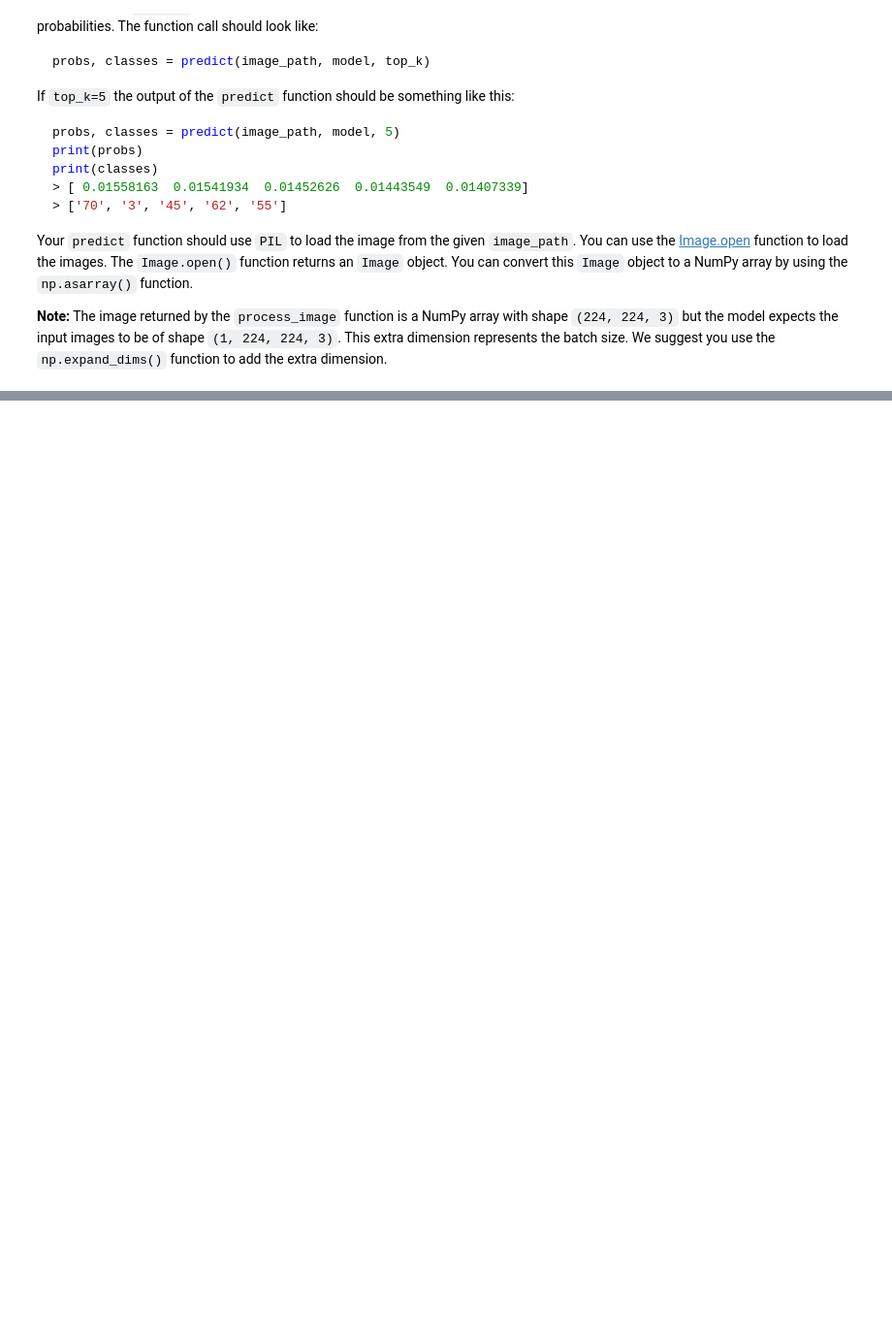
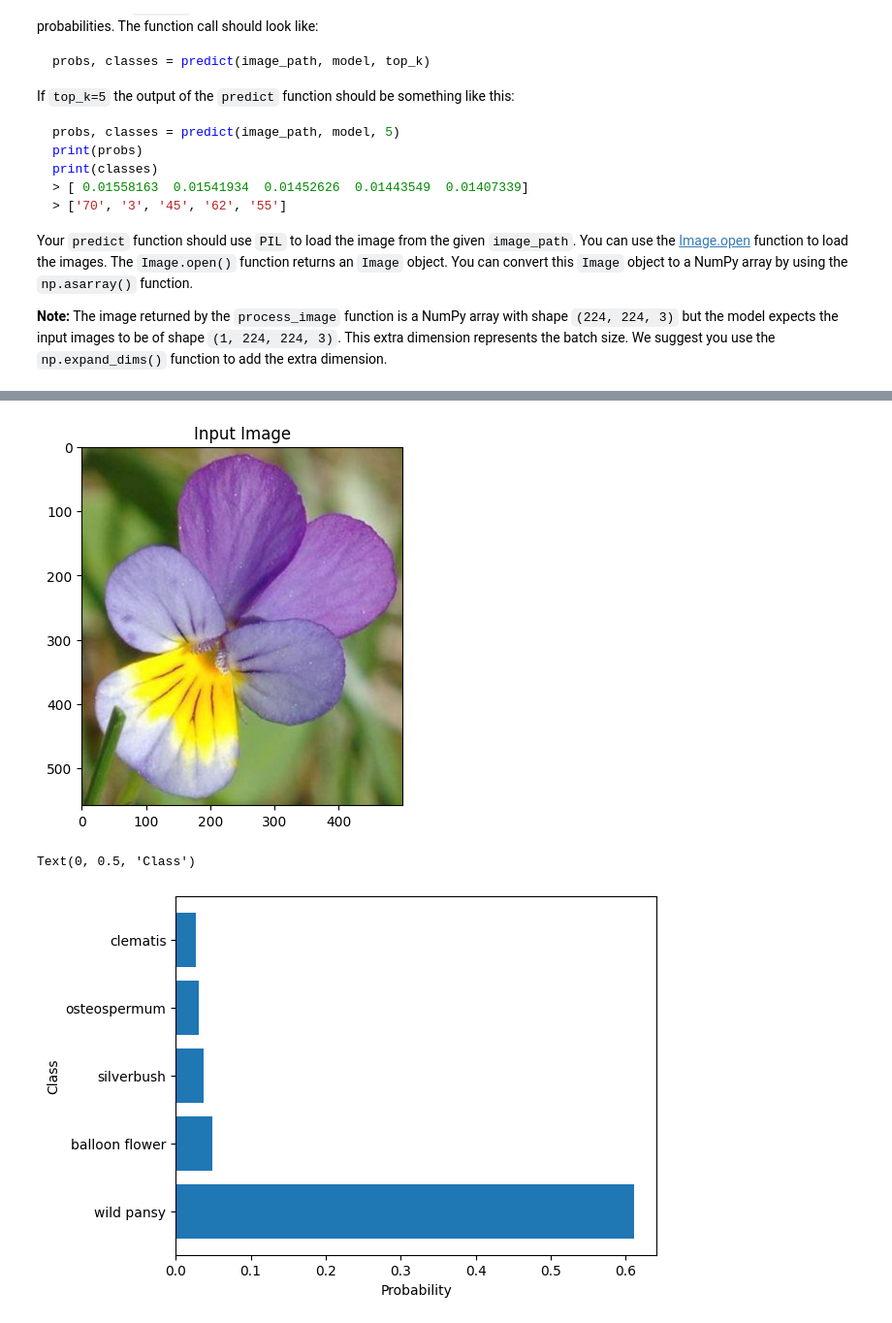
Before and after one commit to mo-matar/Image-Classifier-Project-, a Jupyter notebook: Project_Image_Classifier_Project.ipynb, the cells around one changed output, grey strips where cells are left out. Shown at 97% size. Drawn from its saved outputs; the diff is of its cells as text; code cells hidden in the pictures; blank space fills up the shorter version.

```diff
--- a/Project_Image_Classifier_Project.ipynb
+++ b/Project_Image_Classifier_Project.ipynb
@@ -268,6 +269,7 @@ Now that your network is trained, save the model so you can load it later for ma
 Load the Keras model you saved above.
 # %%
 # TODO: Load the Keras model
+model = tf_keras.models.load_model('flower_classifier.h5', custom_objects={'KerasLayer': hub.KerasLayer})
 # %% [markdown]
 # Inference for Classification
 
@@ -356,3 +363,15 @@ Your `predict` function should use `PIL` to load the image from the given `image
+# %%
+# TODO: Create the predict function
+def predict(image_path, model, top_k):
+    image = Image.open(image_path)
+    image = np.asarray(image)
+    image = process_image(image)
+    image = np.expand_dims(image, axis=0)
+    predictions = model.predict(image)
+    top_indices = np.argsort(predictions[0])[-top_k:][::-1]
+    top_probabilities = predictions[0][top_indices]
+    top_classes = [str(i) for i in top_indices]
+    return top_probabilities, top_classes
 # %% [markdown]
 # Sanity Check
 
@@ -372,0 +390,16 @@ You can convert from the class integer labels to actual flower names using `clas
+# %%
+# TODO: Plot the input image along with the top 5 classes
+image_path = './wild_pansy.jpg'
+probs, classes = predict(image_path, model, 5)
+class_names = list(class_names.values())
+top_classes_names = [class_names[int(cls)] for cls in classes]
+
+image = Image.open(image_path)
+plt.imshow(image)
+plt.title('Input Image')
+plt.show()
+
+plt.barh(top_classes_names, probs)
+plt.xlabel('Probability')
+plt.ylabel('Class')
+# %% [output]
@@ -372,0 +407,3 @@ You can convert from the class integer labels to actual flower names using `clas
+[figure, added]
+Text(0, 0.5, 'Class')
+[figure, added]
```
Also changed, not shown: parts of 10 cells of this notebook.
